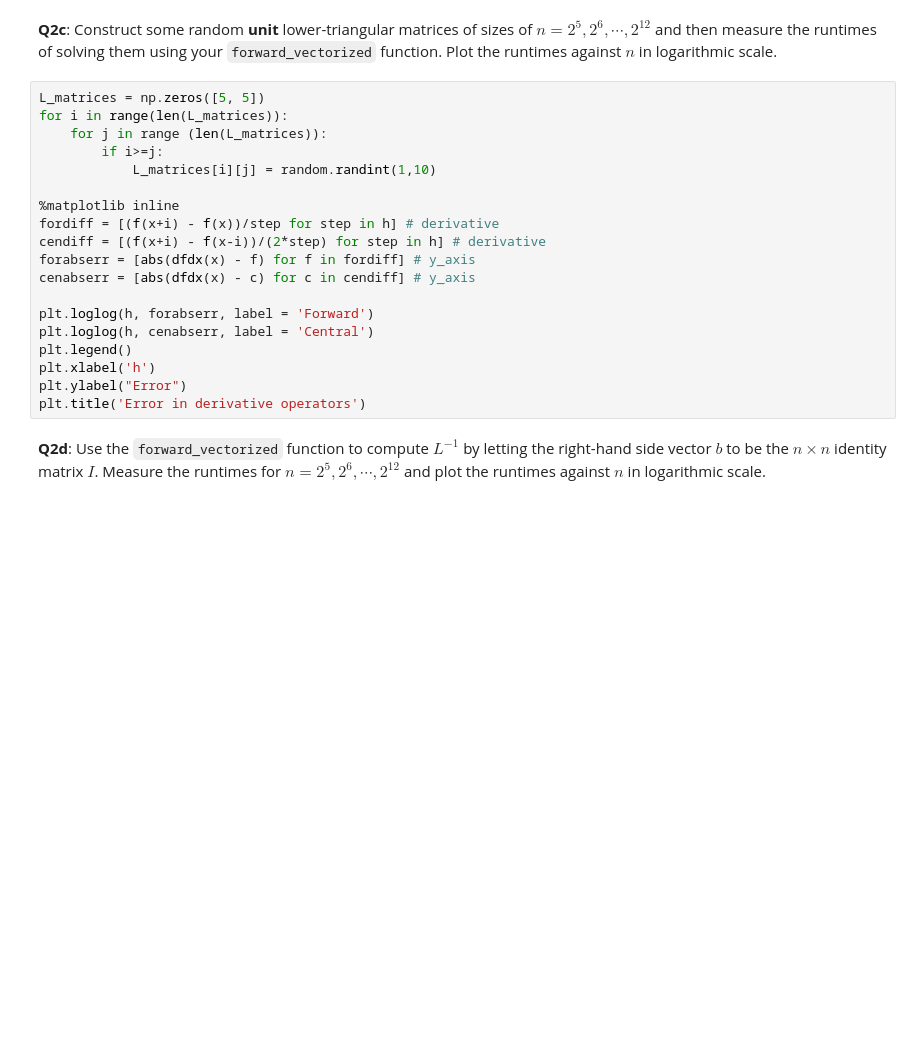
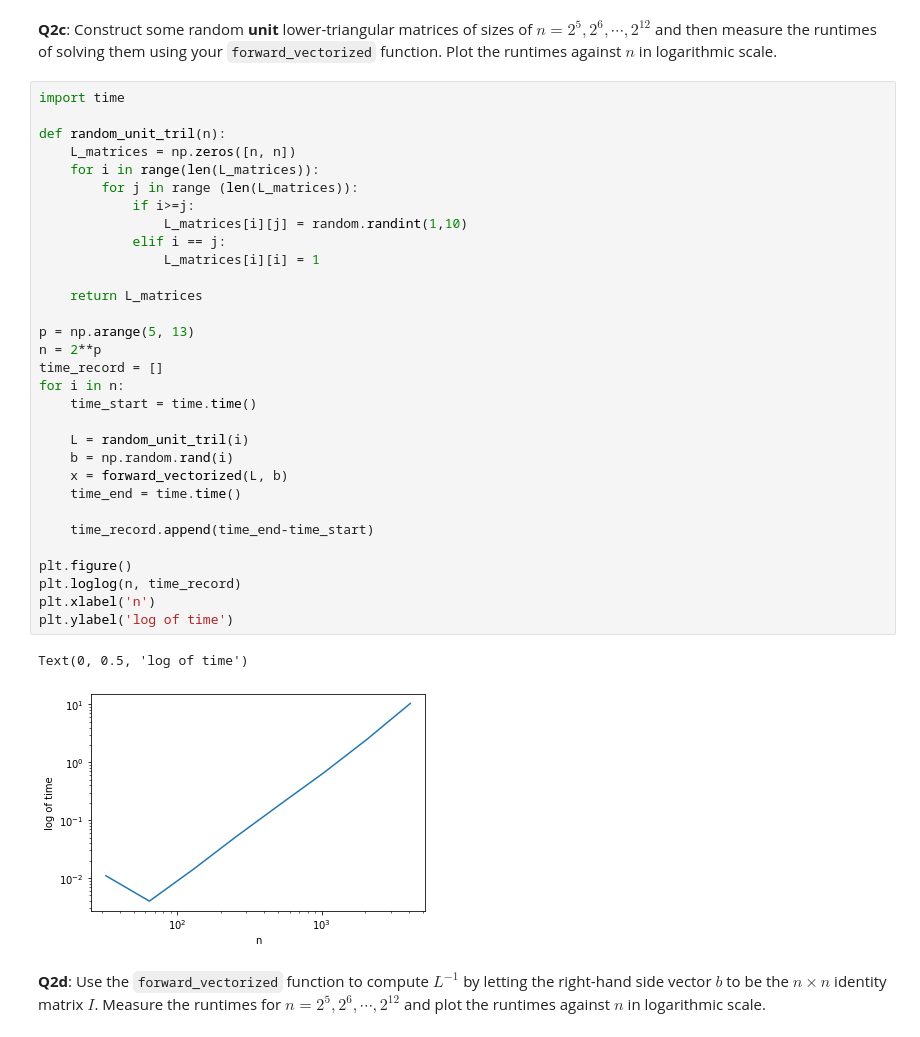
Before and after one commit to JamesChung821/AMS-561-DCS-521-Introduction-to-Computational-Science, a Jupyter notebook: Assignment-3-TrackB.ipynb, the cells around one changed output. Drawn from its saved outputs; the diff is of its cells as text; blank space fills up the shorter version.

```diff
--- a/Assignment-3-TrackB.ipynb
+++ b/Assignment-3-TrackB.ipynb
@@ -311,24 +301,39 @@ xv_matrices: [[ 1.          1.          1.          1.          1.        ]
 # %% [markdown]
 **Q2c**: Construct some random **unit** lower-triangular matrices of sizes of $n=2^5,2^6,\cdots,2^{12}$ and then measure the runtimes of
 solving them using your `forward_vectorized` function. Plot the runtimes against $n$ in logarithmic scale.
-# %%
-L_matrices = np.zeros([5, 5])
-for i in range(len(L_matrices)):
-    for j in range (len(L_matrices)):
-        if i>=j:
-            L_matrices[i][j] = random.randint(1,10)
-
-%matplotlib inline
-fordiff = [(f(x+i) - f(x))/step for step in h] # derivative
-cendiff = [(f(x+i) - f(x-i))/(2*step) for step in h] # derivative
-forabserr = [abs(dfdx(x) - f) for f in fordiff] # y_axis
-cenabserr = [abs(dfdx(x) - c) for c in cendiff] # y_axis
-
-plt.loglog(h, forabserr, label = 'Forward')
-plt.loglog(h, cenabserr, label = 'Central')
-plt.legend()
-plt.xlabel('h')
-plt.ylabel("Error")
-plt.title('Error in derivative operators')
+# %%
+import time
+
+def random_unit_tril(n):
+    L_matrices = np.zeros([n, n])
+    for i in range(len(L_matrices)):
+        for j in range (len(L_matrices)):
+            if i>=j:
+                L_matrices[i][j] = random.randint(1,10)
+            elif i == j:
+                L_matrices[i][i] = 1
+
+    return L_matrices
+
+p = np.arange(5, 13)
+n = 2**p
+time_record = []
+for i in n:
+    time_start = time.time()
+
+    L = random_unit_tril(i)
+    b = np.random.rand(i)
+    x = forward_vectorized(L, b)
+    time_end = time.time()
+
+    time_record.append(time_end-time_start)
+
+plt.figure()
+plt.loglog(n, time_record)
+plt.xlabel('n')
+plt.ylabel('log of time')
+# %% [output]
+Text(0, 0.5, 'log of time')
+[figure, added]
 # %% [markdown]
 **Q2d**: Use the `forward_vectorized` function to compute $L^{-1}$ by letting the right-hand side vector $b$ to be the $n\times n$ identity matrix $I$. Measure the runtimes for $n=2^5,2^6,\cdots,2^{12}$ and plot the runtimes against $n$ in logarithmic scale.
```
Also changed, not shown: parts of 10 cells of this notebook, 5 other files.
